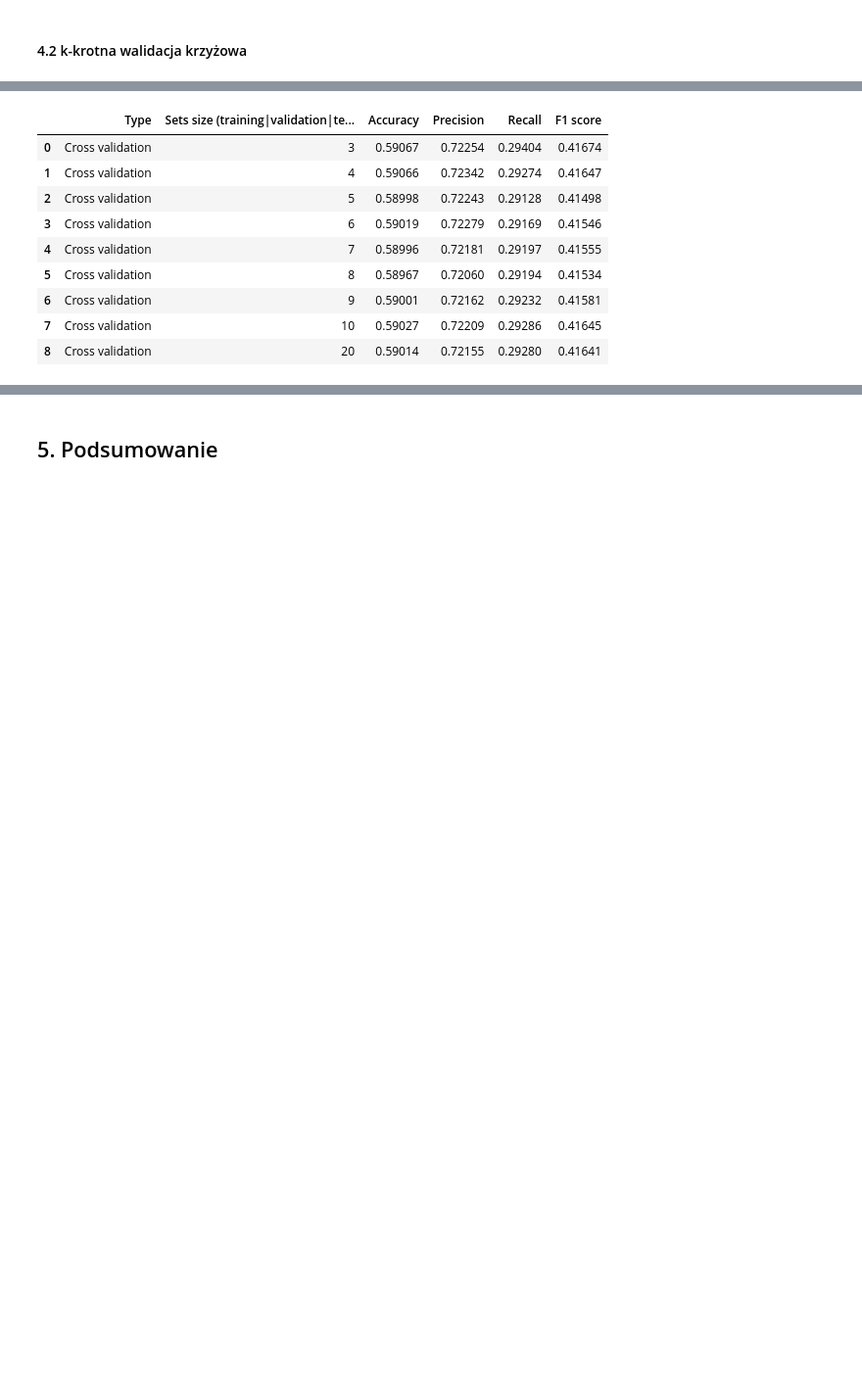
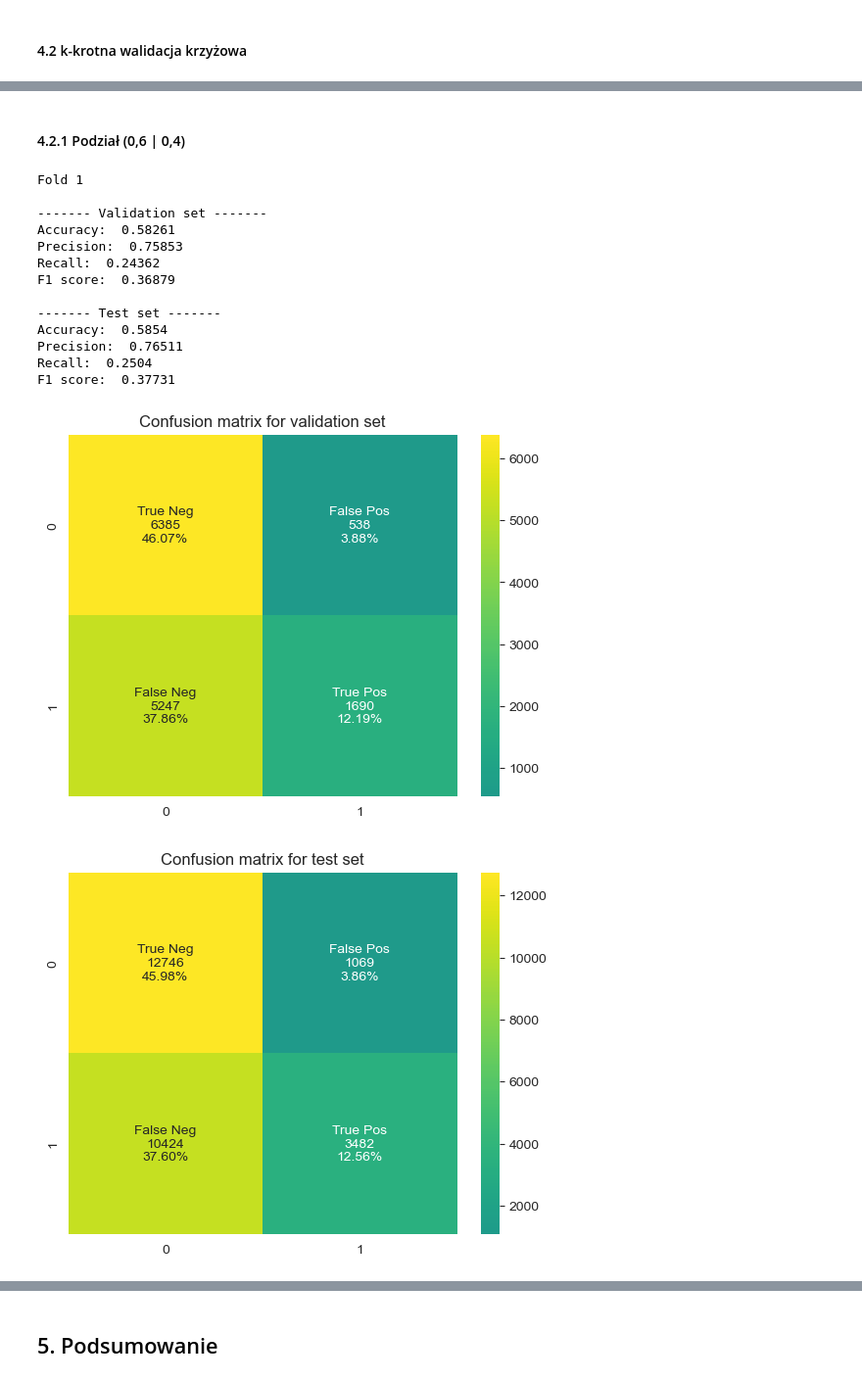
Before and after one commit to AdamixD/WSI, a Jupyter notebook: Lab7/Sprawozdanie z laboratorium 7.ipynb, the cells around one changed output, grey strips where cells are left out. Shown: that part at 98% size. Drawn from its saved outputs; the diff is of its cells as text; code cells hidden in the pictures; blank space fills up the shorter version.

```diff
--- a/Lab7/Sprawozdanie z laboratorium 7.ipynb
+++ b/Lab7/Sprawozdanie z laboratorium 7.ipynb
@@ -170,39 +246,2 @@ def simulate_standard(X, y, train_size=0.7):
-# %%
-def simulate_cross_validation(X, y, k=3):
-    kf = KFold(n_splits=k, shuffle=True, random_state=42)
-
-    bayes_clf = NaiveBayesClassifier()
-
-    metrics_data = []
-    i = 1
-
-    for train_index, test_index in kf.split(X):
-        X_train, X_test = X[train_index], X[test_index]
-        y_train, y_test = y[train_index], y[test_index]
-
-        print(f"Fold {i}:")
-
-        bayes_clf.fit(X_train, y_train)
-        y_pred = bayes_clf.predict(X_test)
-
-        metrics_data.append(get_metrics(y_test, y_pred))
-        plot_confusion_matrix(y_test, y_pred, set_type = "test")
-
-        i += 1
-
-    metrics_data = np.array(metrics_data)
-    average_accuracy = round(np.mean(metrics_data[:, 0]), 5)
-    average_precision = round(np.mean(metrics_data[:, 1]), 5)
-    average_recall = round(np.mean(metrics_data[:, 2]), 5)
-    average_f1_score = round(np.mean(metrics_data[:, 3]), 5)
-
-
-    print(f"-------------------- Average results ({k} folds)  --------------------")
-    print("Average accuracy:", average_accuracy)
-    print("Average precision:", average_precision)
-    print("Average recall:", average_recall)
-    print("Average f1 score:", average_f1_score)
-
-    return [average_accuracy, average_precision, average_recall, average_f1_score]
 # %% [markdown]
 ## 4. Zastosowanie klasyfikatora
@@ -660,14 +353,20 @@ results_cross_validation.update_results("Cross validation", "20", result[0], res
-# %%
-results_standard.sort_results("Sets size (training|validation|test) / Folds number")
-results_cross_validation.results
-# %% [output]
-|  | Type | Sets size (training|validation|te... | Accuracy | Precision | Recall | F1 score |
-| 0 | Cross validation | 3 | 0.59067 | 0.72254 | 0.29404 | 0.41674 |
-| 1 | Cross validation | 4 | 0.59066 | 0.72342 | 0.29274 | 0.41647 |
-| 2 | Cross validation | 5 | 0.58998 | 0.72243 | 0.29128 | 0.41498 |
-| 3 | Cross validation | 6 | 0.59019 | 0.72279 | 0.29169 | 0.41546 |
-| 4 | Cross validation | 7 | 0.58996 | 0.72181 | 0.29197 | 0.41555 |
-| 5 | Cross validation | 8 | 0.58967 | 0.72060 | 0.29194 | 0.41534 |
-| 6 | Cross validation | 9 | 0.59001 | 0.72162 | 0.29232 | 0.41581 |
-| 7 | Cross validation | 10 | 0.59027 | 0.72209 | 0.29286 | 0.41645 |
-| 8 | Cross validation | 20 | 0.59014 | 0.72155 | 0.29280 | 0.41641 |
+# %% [markdown]
+#### 4.2.1 Podział (0,6 | 0,4)
+# %%
+result = simulate_cross_validation(X, y, train_size=0.6, k=3)
+# %% [output]
+Fold 1
+
+------- Validation set -------
+Accuracy:  0.58261
+Precision:  0.75853
+Recall:  0.24362
+F1 score:  0.36879
+
+------- Test set -------
+Accuracy:  0.5854
+Precision:  0.76511
+Recall:  0.2504
+F1 score:  0.37731
+[figure, added]
+[figure, added]
```
Also changed, not shown: parts of 113 cells of this notebook.
